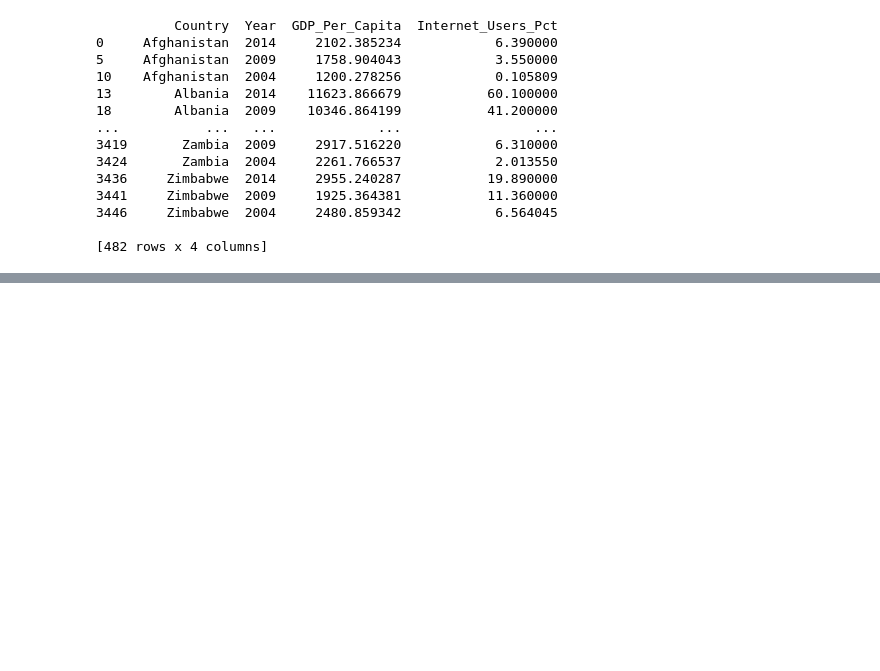
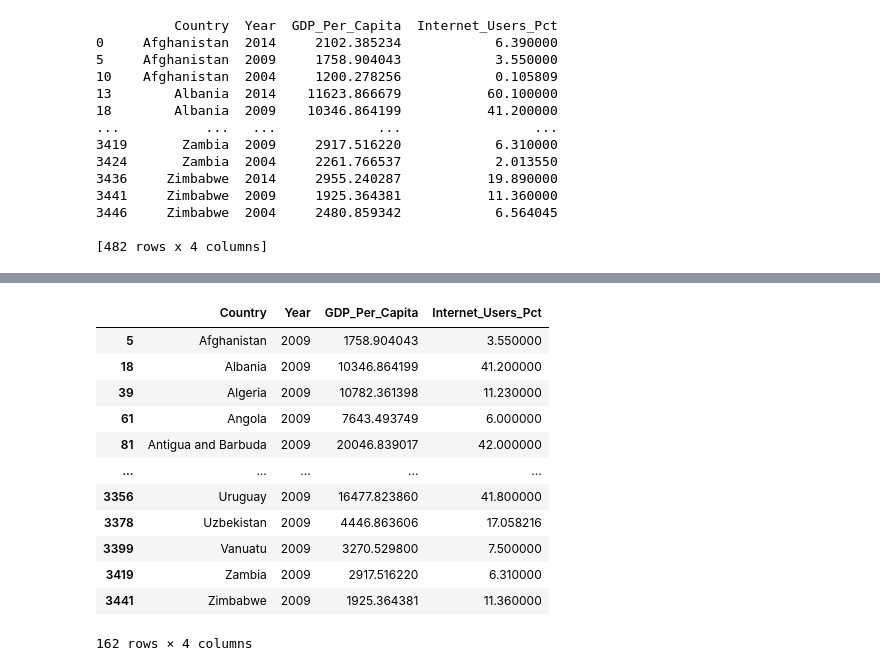
Before and after one commit to NSS-Data-Analytics-Cohort-7/gdp-and-internet-usage-tigerbelle07, a Jupyter notebook: Notebook/gdp_and_internet_usage.ipynb, the cells around one changed output, grey strips where cells are left out. Saved outputs shown, nothing was run; the diff lists cells and outputs as text; code cells hidden in the pictures; blank space fills up the shorter version.

```diff
--- a/Notebook/gdp_and_internet_usage.ipynb
+++ b/Notebook/gdp_and_internet_usage.ipynb
@@ -184,0 +224,16 @@ print(df_new)
+# %%
+display(df_new2009)
+# %% [output]
+|  | Country | Year | GDP_Per_Capita | Internet_Users_Pct |
+| 5 | Afghanistan | 2009 | 1758.904043 | 3.550000 |
+| 18 | Albania | 2009 | 10346.864199 | 41.200000 |
+| 39 | Algeria | 2009 | 10782.361398 | 11.230000 |
+| 61 | Angola | 2009 | 7643.493749 | 6.000000 |
+| 81 | Antigua and Barbuda | 2009 | 20046.839017 | 42.000000 |
+| ... | ... | ... | ... | ... |
+| 3356 | Uruguay | 2009 | 16477.823860 | 41.800000 |
+| 3378 | Uzbekistan | 2009 | 4446.863606 | 17.058216 |
+| 3399 | Vanuatu | 2009 | 3270.529800 | 7.500000 |
+| 3419 | Zambia | 2009 | 2917.516220 | 6.310000 |
+| 3441 | Zimbabwe | 2009 | 1925.364381 | 11.360000 |
+162 rows × 4 columns
```
Also changed, not shown: parts of 9 cells of this notebook.
